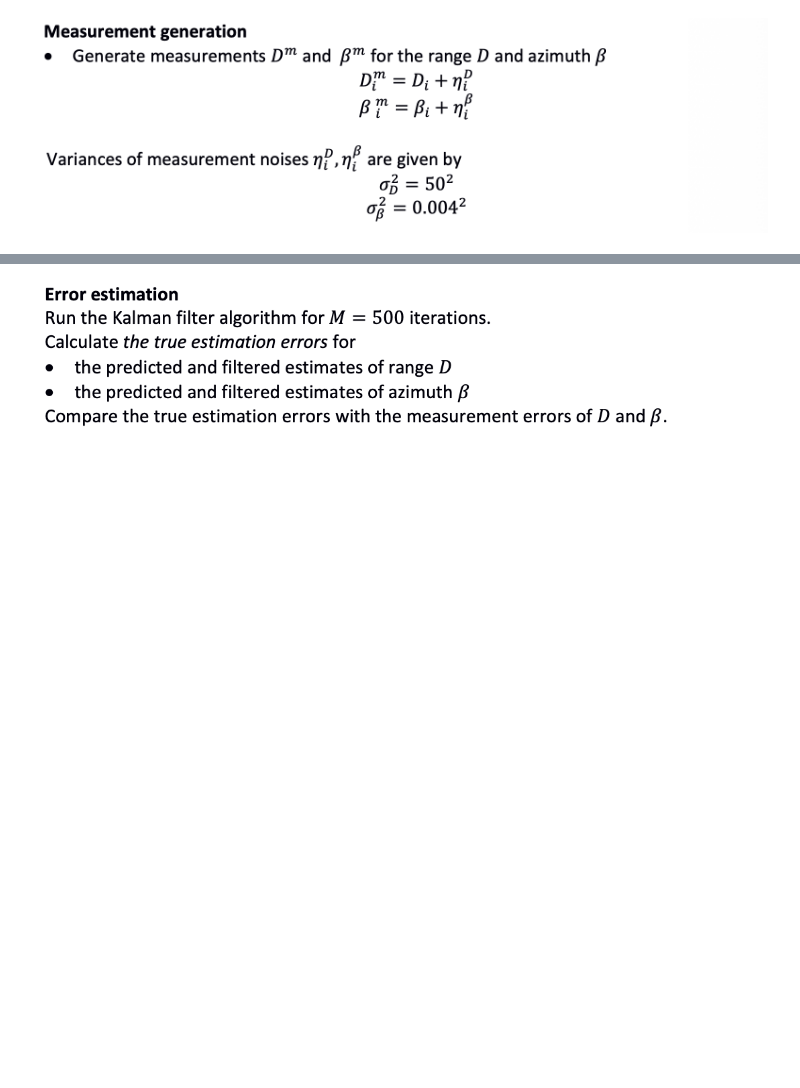
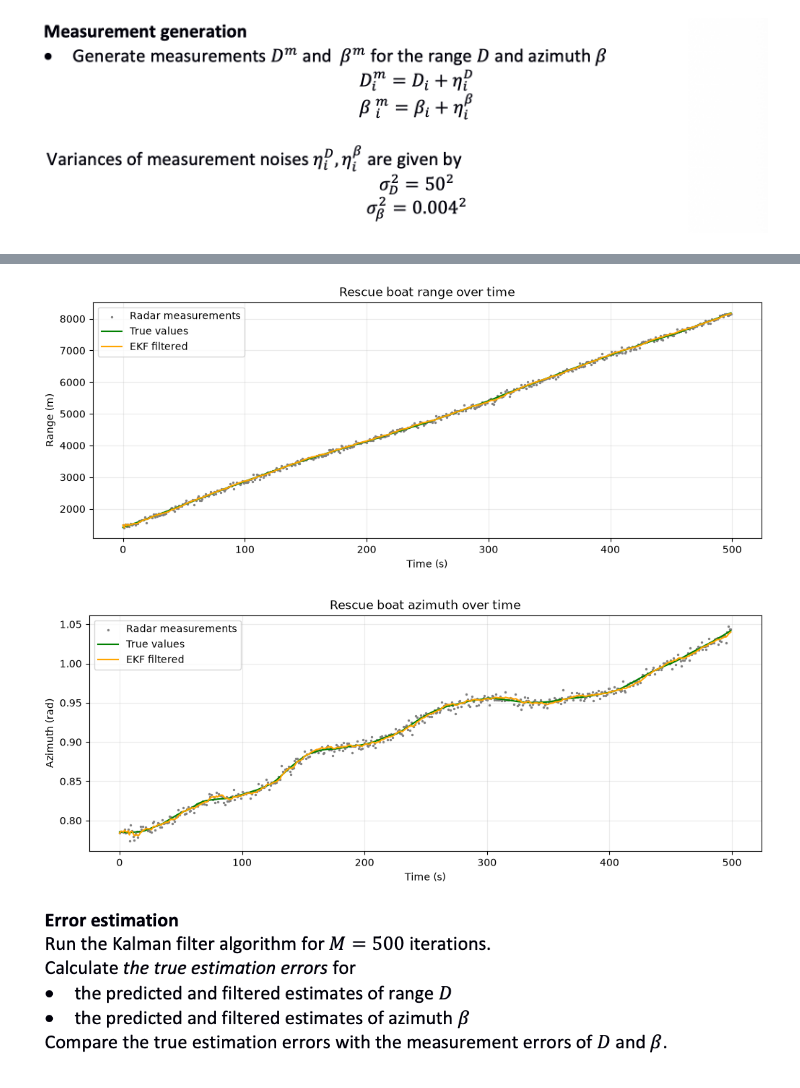
Before and after one commit to VladZg/Experimental-data-processing, a Jupyter notebook: task13/ass13.ipynb, the cells around one changed output, grey strips where cells are left out. Cells and saved outputs as stored; diff of their text form; code cells hidden in the pictures; blank space fills up the shorter version.

```diff
--- a/task13/ass13.ipynb
+++ b/task13/ass13.ipynb
@@ -43,10 +43,9 @@ def generate_true_trajectory(size=SIZE, dt=T, sigma_a=SIGMA_A, seed=None):
 
     true_range = np.sqrt(x**2 + y**2)
     true_azimuth = np.arctan2(x, y)
-    return states, true_range, true_azimuth
+    return true_range, true_azimuth
 
-
-X_true, D_true, beta_true = generate_true_trajectory()
+D_true, beta_true = generate_true_trajectory()
 # %% [markdown]
 ![image.png](attachment:image.png)
 # %%
@@ -113,8 +112,9 @@ def _measurement_jacobian(X_pred):
     ])
 # %%
 # EKF algorithm
-def EKF(measurements, PHI=PHI, Q=Q, R=R, X_0_0=X_0_0, P_0_0=P_0_0):
-    size = len(measurements)  # measurements has shape (500, 2)
+def EKF(measured_ranges, measured_azimuths, PHI=PHI, Q=Q, R=R, X_0_0=X_0_0, P_0_0=P_0_0):
+    measurements = np.column_stack((measured_ranges, measured_azimuths))  # measurements has shape (500, 2)
+    size = len(measurements)
 
     # arrays to store the results of the filter at every step i
     X_pred = np.zeros((size, 4, 1))   # predicted state X_{i+1,i}
@@ -145,12 +145,36 @@ def EKF(measurements, PHI=PHI, Q=Q, R=R, X_0_0=X_0_0, P_0_0=P_0_0):
 
     ranges_pred = np.sqrt(X_pred[:, 0, 0]**2 + X_pred[:, 2, 0]**2)
     azimuths_pred = np.arctan2(X_pred[:, 0, 0], X_pred[:, 2, 0])
-    ranges_pred[0] = azimuths_pred[0] = np.nan
+    ranges_pred[0] = np.nan
+    azimuths_pred[0] = np.nan
 
     ranges_filt = np.sqrt(X_filt[:, 0, 0]**2 + X_filt[:, 2, 0]**2)
     azimuths_filt = np.arctan2(X_filt[:, 0, 0], X_filt[:, 2, 0])
 
     return ranges_pred, azimuths_pred, ranges_filt, azimuths_filt
+# %%
+# plot the true values, measurements, and EKF estimates of azimuth and range for one trajectory
+_, _, range_filt, azimuth_filt = EKF(
+    D_measured, beta_measured
+)
+time = np.arange(D_true.size) * T
+
+for title, ylabel, truth, measured, filtered in [
+    ("Rescue boat range over time", "Range (m)", D_true, D_measured, range_filt),
+    ("Rescue boat azimuth over time", "Azimuth (rad)", beta_true, beta_measured, azimuth_filt),
+]:
+    fig, ax = plt.subplots(figsize=(10, 4), layout="constrained")
+    ax.scatter(time, measured, label="Radar measurements", s=2, color="grey")
+    ax.plot(time, truth, label="True values", color="green")
+    ax.plot(time, filtered, label="EKF filtered", color="orange")
+    ax.set(title=title, xlabel="Time (s)", ylabel=ylabel)
+    ax.grid(alpha=0.25)
+    ax.legend()
+
+plt.show()
+# %% [output]
+[figure, added]
+[figure, added]
 # %% [markdown]
 ![image.png](attachment:image.png)
 # %%
```
Also changed, not shown: parts of 2 cells of this notebook.
